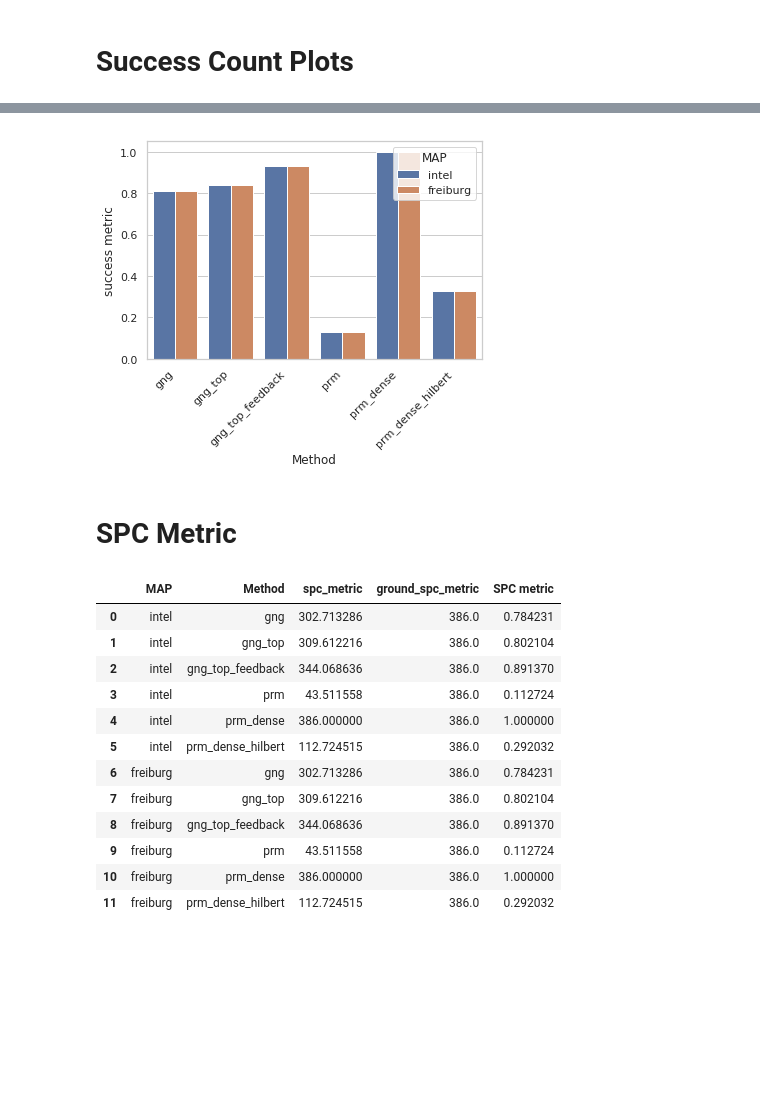
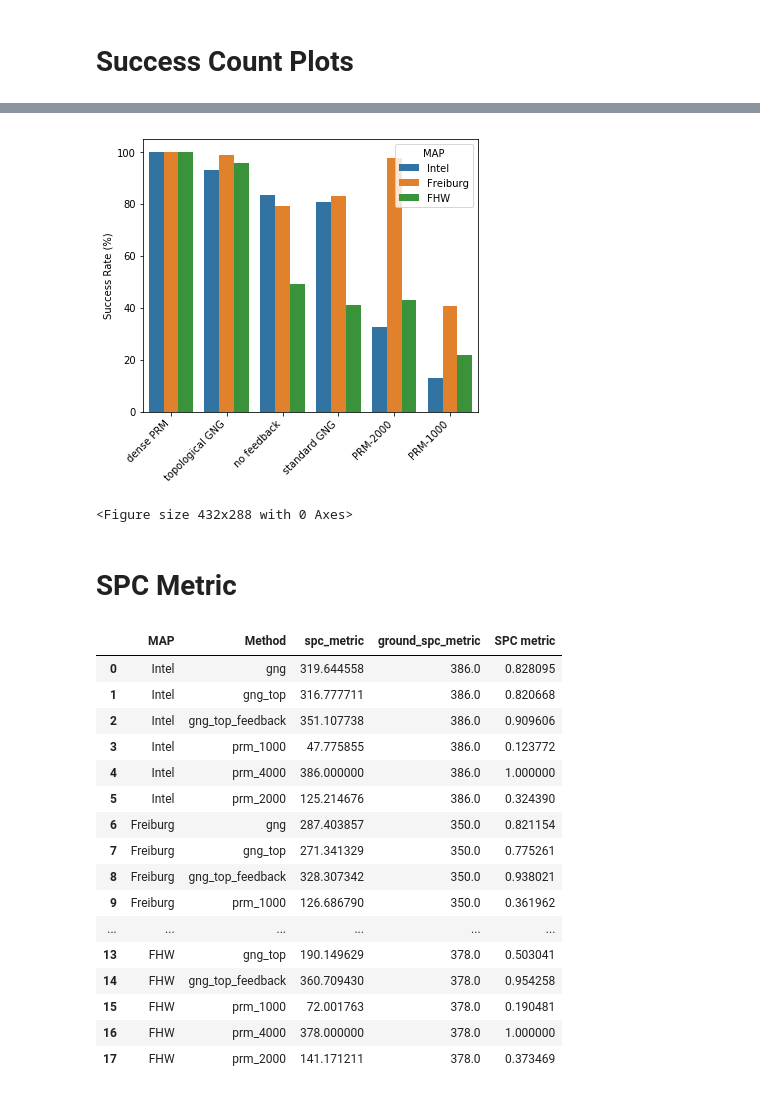
Before and after one commit to manishsaroya/GNG, a Jupyter notebook: prm/plot_notebooks/plot_figures.ipynb, the cells around one changed output, grey strips where cells are left out. Cells and saved outputs as stored; diff of their text form; code cells hidden in the pictures; blank space fills up the shorter version.

```diff
--- a/prm/plot_notebooks/plot_figures.ipynb
+++ b/prm/plot_notebooks/plot_figures.ipynb
@@ -19,21 +19,21 @@ from copy import deepcopy as cpy
 #     new_file_name = file_name.replace("freiburg","intel")
 #     os.system("cp "+file_name+" "+new_file_name)
 # %%
-env_list = ["intel", "freiburg"] # add fhw later
-method_list = ["gng", "gng_top", "gng_top_feedback", "prm", "prm_dense", "prm_dense_hilbert"]
+env_list = ["Intel", "Freiburg", "FHW"] # add fhw later
+method_list = ["gng", "gng_top", "gng_top_feedback", "prm_1000", "prm_4000", "prm_2000"]
 
 # roadmap_types = ["gng_top", "gng"]
 
 method_env_to_pickle_file_map = {}
 
 def get_file_path(env:str,method:str)->str:
-    method_dir = {"gng": "gng_output/", "gng_top": "gng_top_output/", "gng_top_feedback": "gng_top_feedback_output/", "prm": "prm_output/",
-                     "prm_dense": "prm_dense_output/", "prm_dense_hilbert": "prm_dense_hilbert_output/"}
+    map_naming = {"Intel": "intel", "Freiburg": "freiburg", "FHW":"fhw"}
+    method_dir = {"gng": "gng_output/", "gng_top": "gng_top_output/", "gng_top_feedback": "gng_top_feedback_output/", "prm_1000": "prm_output/",
+                     "prm_4000": "prm_dense_output/", "prm_2000": "prm_dense_hilbert_output/"}
 
     method_naming = {"gng": "gng1208_200", "gng_top": "gngtop_1208_200", "gng_top_feedback": "gngtop_feedback_1208_200",
-                               "prm": "prm1208", "prm_dense": "prmdense_2500", "prm_dense_hilbert": "prmdense_hilbert4000"}
-
-    file_path = f"../{method_dir[method]}{env}_{method_naming[method]}.pickle"
+                               "prm_1000": "prm1208", "prm_4000": "prmdense_2500", "prm_2000": "prmdense_hilbert4000"}
+    file_path = f"../{method_dir[method]}{map_naming[env]}_{method_naming[method]}.pickle"
     print(file_path)
     return file_path
 
@@ -61,6 +63,7 @@ pd_df = pd.DataFrame.from_dict({"Row_id":[],"all_method_success":[],"MAP":[],"Me
 # %%
+pd_df = pd.DataFrame.from_dict({"Row_id":[],"all_method_success":[],"MAP":[],"Method":[],"success":[], "node_explored":[], "path_cost":[]})
 def check_if_need_plotting(i,env):
-    method_list = ["gng", "gng_top", "gng_top_feedback", "prm_dense", "prm_dense_hilbert"]
+    method_list = ["gng", "gng_top", "gng_top_feedback", "prm_4000", "prm_2000"]
     bool_list= [method_env_to_pickle_file_map[env][m][0][i] for m in method_list]
     return sum(bool_list)==len(bool_list)
 
@@ -115,5 +134,5 @@ for env in env_list:
         sc_df.loc[len(sc_df)] = (env,m,c_)
 # %%
 # Normalization Code
-sc_df["ground_success"] = [sc_df[(sc_df["Method"]=="prm_dense") & (sc_df["MAP"]==M)]["success_count"].tolist()[0] for M in sc_df["MAP"]]
-sc_df["success metric"] = [s/g for s,g in zip(sc_df["success_count"],sc_df["ground_success"])]
+sc_df["ground_success"] = [sc_df[(sc_df["Method"]=="prm_4000") & (sc_df["MAP"]==M)]["success_count"].tolist()[0] for M in sc_df["MAP"]]
+sc_df["success metric"] = [100.0* s/g for s,g in zip(sc_df["success_count"],sc_df["ground_success"])]
@@ -120,14 +161,22 @@ sc_df["success metric"] = [s/g for s,g in zip(sc_df["success_count"],sc_df["grou
 # %%
-ax = sns.barplot(data = sc_df, y = "success metric",hue = "MAP" ,  x= "Method")
+plt.figure(figsize=(6,6))
+ax = sns.barplot(data = sc_df, y = "success metric", hue = "MAP", order=["prm_4000","gng_top_feedback","gng_top", "gng", "prm_2000", "prm_1000"],  x= "Method")
 
+plt.subplots_adjust(bottom=0.25)
+ax.set(xlabel='', ylabel='Success Rate (%)')
 ax.set_xticklabels(
-    ax.get_xticklabels(),
+    ["dense PRM","topological GNG","no feedback", "standard GNG", "PRM-2000", "PRM-1000"],
     rotation=45,
     horizontalalignment='right',
 )
-plt.savefig("success_count_plots.eps")
+plt.savefig("success_count_plots.png", dpi=300)
 # %% [output]
-[figure, old version]
+[figure, new version]
+# %%
+plt.gcf().clear()
+plt.clf()
+# %% [output]
+<Figure size 432x288 with 0 Axes>
 # %% [markdown]
 # SPC Metric
 # %%
@@ -152,21 +201,25 @@ for e in env_list:
         spc_df.loc[len(spc_df)] = (e,m,spc_metric)
 # %%
 # Normalization Code
-spc_df["ground_spc_metric"] = [spc_df[(spc_df["Method"]=="prm_dense") & (spc_df["MAP"]==M)]["spc_metric"].tolist()[0] for M in spc_df["MAP"]]
+spc_df["ground_spc_metric"] = [spc_df[(spc_df["Method"]=="prm_4000") & (spc_df["MAP"]==M)]["spc_metric"].tolist()[0] for M in spc_df["MAP"]]
 spc_df["SPC metric"] = [s/g for s,g in zip(spc_df["spc_metric"],spc_df["ground_spc_metric"])]
 spc_df
 # %% [output]
 |  | MAP | Method | spc_metric | ground_spc_metric | SPC metric |
-| 0 | intel | gng | 302.713286 | 386.0 | 0.784231 |
-| 1 | intel | gng_top | 309.612216 | 386.0 | 0.802104 |
-| 2 | intel | gng_top_feedback | 344.068636 | 386.0 | 0.891370 |
-| 3 | intel | prm | 43.511558 | 386.0 | 0.112724 |
-| 4 | intel | prm_dense | 386.000000 | 386.0 | 1.000000 |
-| 5 | intel | prm_dense_hilbert | 112.724515 | 386.0 | 0.292032 |
-| 6 | freiburg | gng | 302.713286 | 386.0 | 0.784231 |
-| 7 | freiburg | gng_top | 309.612216 | 386.0 | 0.802104 |
-| 8 | freiburg | gng_top_feedback | 344.068636 | 386.0 | 0.891370 |
-| 9 | freiburg | prm | 43.511558 | 386.0 | 0.112724 |
-| 10 | freiburg | prm_dense | 386.000000 | 386.0 | 1.000000 |
-| 11 | freiburg | prm_dense_hilbert | 112.724515 | 386.0 | 0.292032 |
+| 0 | Intel | gng | 319.644558 | 386.0 | 0.828095 |
+| 1 | Intel | gng_top | 316.777711 | 386.0 | 0.820668 |
+| 2 | Intel | gng_top_feedback | 351.107738 | 386.0 | 0.909606 |
+| 3 | Intel | prm_1000 | 47.775855 | 386.0 | 0.123772 |
+| 4 | Intel | prm_4000 | 386.000000 | 386.0 | 1.000000 |
+| 5 | Intel | prm_2000 | 125.214676 | 386.0 | 0.324390 |
+| 6 | Freiburg | gng | 287.403857 | 350.0 | 0.821154 |
+| 7 | Freiburg | gng_top | 271.341329 | 350.0 | 0.775261 |
+| 8 | Freiburg | gng_top_feedback | 328.307342 | 350.0 | 0.938021 |
+| 9 | Freiburg | prm_1000 | 126.686790 | 350.0 | 0.361962 |
+| ... | ... | ... | ... | ... | ... |
+| 13 | FHW | gng_top | 190.149629 | 378.0 | 0.503041 |
+| 14 | FHW | gng_top_feedback | 360.709430 | 378.0 | 0.954258 |
+| 15 | FHW | prm_1000 | 72.001763 | 378.0 | 0.190481 |
+| 16 | FHW | prm_4000 | 378.000000 | 378.0 | 1.000000 |
+| 17 | FHW | prm_2000 | 141.171211 | 378.0 | 0.373469 |
 # %%
```
Also changed, not shown: parts of 22 cells of this notebook.
